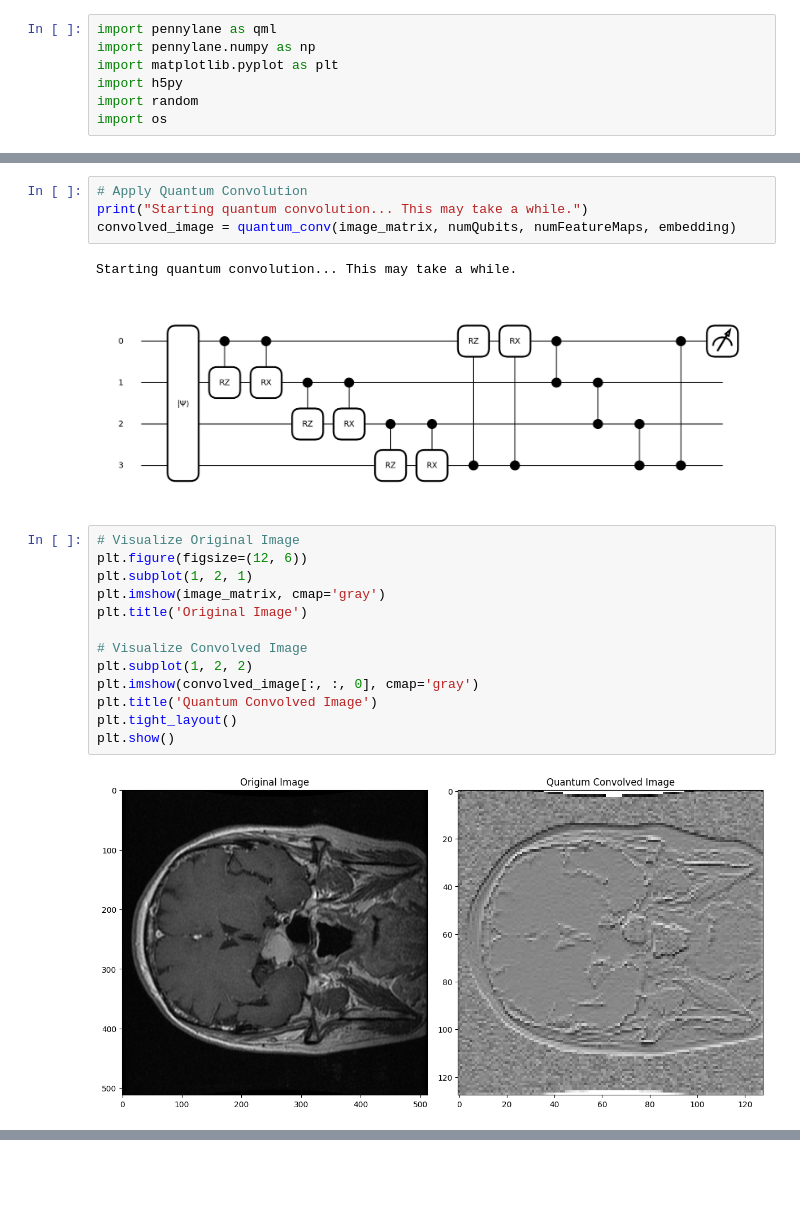
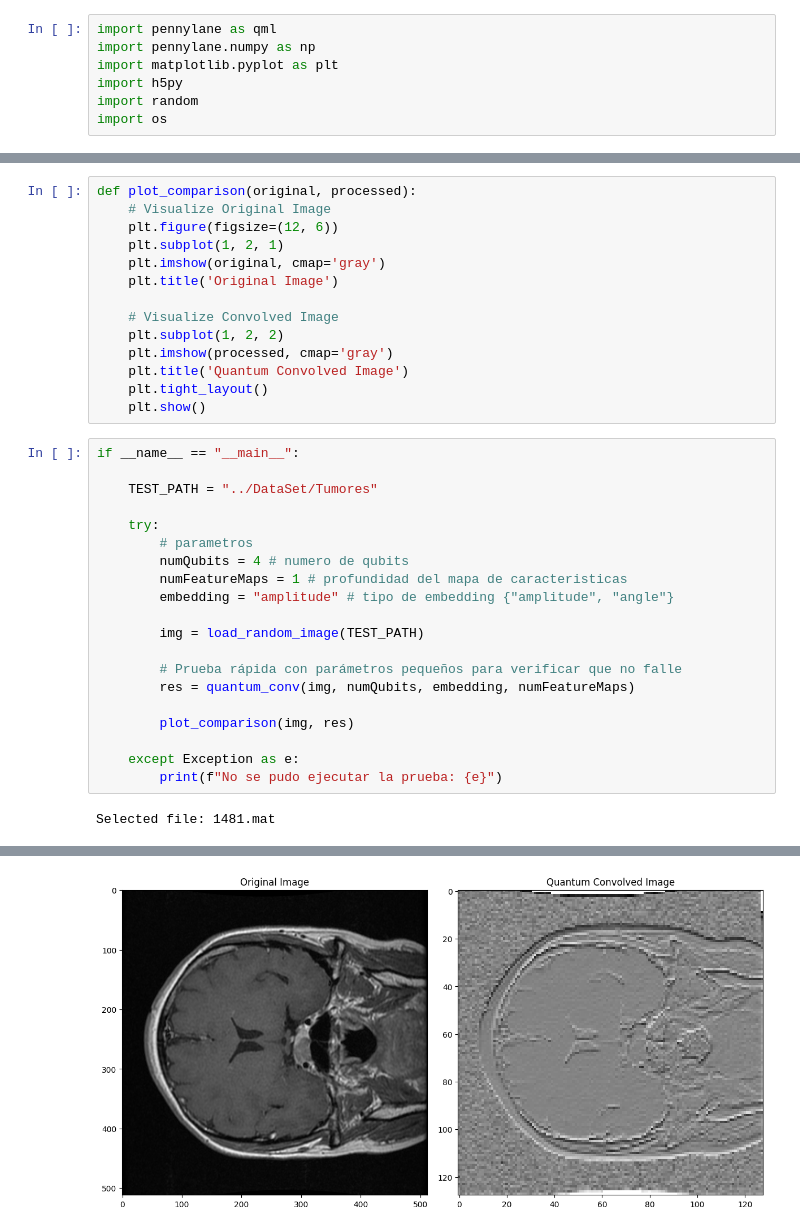
Before and after one commit to EduMunG/Reconocimiento-de-Tumores-Cerebrales, a Jupyter notebook: Proyecto/Codigo/circuito.ipynb, the cells around one changed output, grey strips where cells are left out. Cells and saved outputs as stored; diff of their text form; blank space fills up the shorter version.

Commit message:
Refactor: extraer lógica de circuito cuántico a quantum_utils.py

```diff
--- a/Proyecto/Codigo/circuito.ipynb
+++ b/Proyecto/Codigo/circuito.ipynb
@@ -131,24 +139,38 @@ def quantum_conv(image, numQubits, numFeatureMaps, embedding):
 
     return processed_image
-# %%
-# Apply Quantum Convolution
-print("Starting quantum convolution... This may take a while.")
-convolved_image = quantum_conv(image_matrix, numQubits, numFeatureMaps, embedding)
-# %% [output]
-Starting quantum convolution... This may take a while.
-[figure, removed]
 # %%
-# Visualize Original Image
-plt.figure(figsize=(12, 6))
-plt.subplot(1, 2, 1)
-plt.imshow(image_matrix, cmap='gray')
-plt.title('Original Image')
+def plot_comparison(original, processed):
+    # Visualize Original Image
+    plt.figure(figsize=(12, 6))
+    plt.subplot(1, 2, 1)
+    plt.imshow(original, cmap='gray')
+    plt.title('Original Image')
 
-# Visualize Convolved Image
-plt.subplot(1, 2, 2)
-plt.imshow(convolved_image[:, :, 0], cmap='gray')
-plt.title('Quantum Convolved Image')
-plt.tight_layout()
-plt.show()
+    # Visualize Convolved Image
+    plt.subplot(1, 2, 2)
+    plt.imshow(processed, cmap='gray')
+    plt.title('Quantum Convolved Image')
+    plt.tight_layout()
+    plt.show()
-# %% [output]
-[figure, removed]
+# %%
+if __name__ == "__main__":
+
+    TEST_PATH = "../DataSet/Tumores"
+
+    try:
+        # parametros
+        numQubits = 4 # numero de qubits
+        numFeatureMaps = 1 # profundidad del mapa de caracteristicas
+        embedding = "amplitude" # tipo de embedding {"amplitude", "angle"}
+
+        img = load_random_image(TEST_PATH)
+
+        # Prueba rápida con parámetros pequeños para verificar que no falle
+        res = quantum_conv(img, numQubits, embedding, numFeatureMaps)
+
+        plot_comparison(img, res)
+
+    except Exception as e:
+        print(f"No se pudo ejecutar la prueba: {e}")
+# %% [output]
+Selected file: 1481.mat
@@ -154,0 +178 @@ plt.show()
+[figure, added]
```
Also changed, not shown: parts of 6 cells of this notebook, 1 other file.
